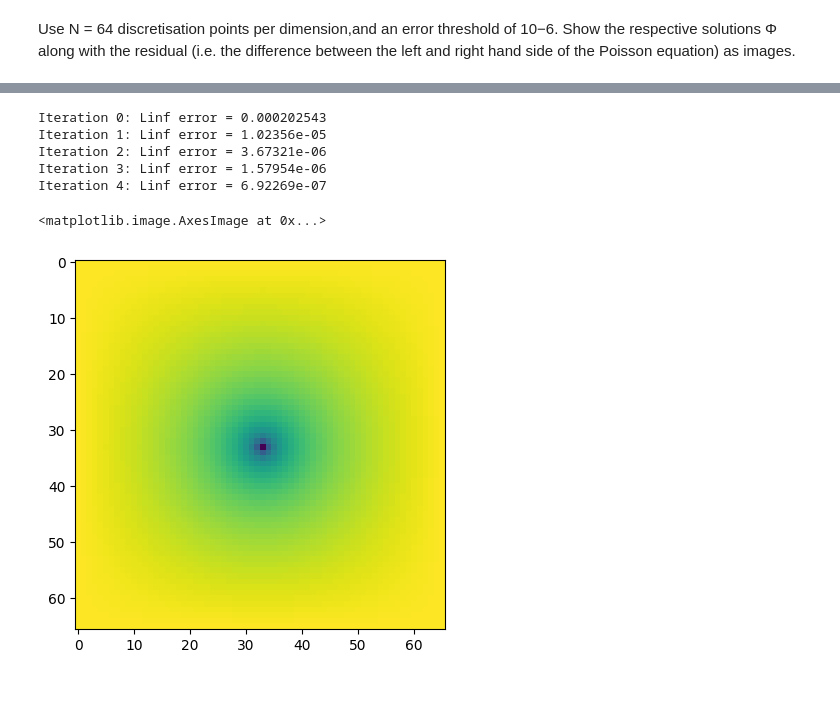
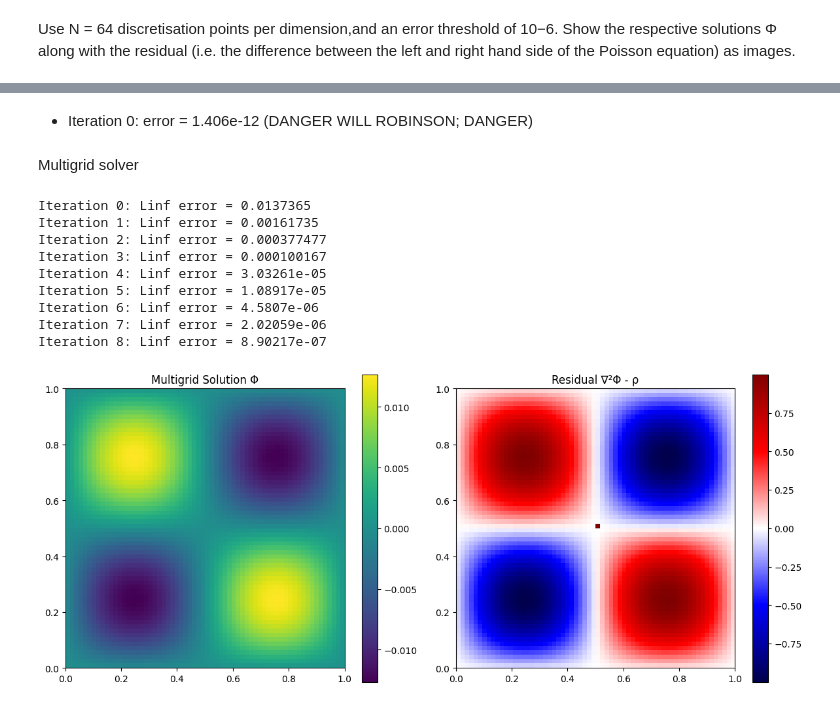
Before and after one commit to ShannonS00/Computational-Astrophysics, a Jupyter notebook: Worksheet_7/WS_7.ipynb, the cells around one changed output, grey strips where cells are left out. Saved outputs shown, nothing was run; the diff lists cells and outputs as text; code cells hidden in the pictures.

```diff
--- a/Worksheet_7/WS_7.ipynb
+++ b/Worksheet_7/WS_7.ipynb
@@ -327,11 +329,16 @@ def cg_2d_stencil(rho, h, tol=1e-8, max_iter=1000, verbose=False):
 
     return u[1:-1, 1:-1]  # strip ghost boundaries
 # %%
-# Example usage: single point source in the center
+
+# Create new source term and solve
 N = 64
 h = 1.0 / (N + 1)
-rho = np.zeros((N,N))
-rho[N//2,N//2] = 1.0
 
-phicg = cg_2d_stencil( rho, h, tol=1e-4, verbose=True)
+rho_sin = np.zeros((N, N))
+x = np.linspace(0, 1, N + 2)[1:-1]
+y = np.linspace(0, 1, N + 2)[1:-1]
+X, Y = np.meshgrid(x, y, indexing='ij')
+rho_sin = np.sin(2 * np.pi * X) * np.sin(2 * np.pi * Y)
+
+phicg = cg_2d_stencil( rho_sin, h, tol=1e-4, verbose=True)
 # %% [output]
@@ -362,3 +367,7 @@ plt.colorbar(im)
+# %% [markdown]
+- Iteration 0: error =  1.406e-12 (DANGER WILL ROBINSON; DANGER)
+# %% [markdown]
+ Multigrid solver
 # %%
 # Multigrid solver
 # define the Laplacian operator and the matrix-vector product
@@ -489,20 +498,44 @@ def solve_poisson_2d_multigrid(rho, h, tol=1e-6, nsmooth=4, maxit=20, verbose=Fa
 # %%
 # Example usage: single point source in the center
 N = 64
 h = 1.0 / (N + 1)
-rho = np.zeros((N,N))
-rho[N//2,N//2] = 1.0
 
-phimg = solve_poisson_2d_multigrid( rho, h, tol=1e-6, verbose=True)
+# Create new source term and solve again using both methods
+rho_sin = np.zeros((N, N))
+x = np.linspace(0, 1, N + 2)[1:-1]
+y = np.linspace(0, 1, N + 2)[1:-1]
+X, Y = np.meshgrid(x, y, indexing='ij')
+rho_sin = np.sin(2 * np.pi * X) * np.sin(2 * np.pi * Y)
 
-fig, ax = plt.subplots()
+phimg = solve_poisson_2d_multigrid(rho_sin, h, tol=1e-6, verbose=True)
 
-ax.imshow(phimg)
+
+# Compute Residuals
+residual = rho - laplacian_2d(phimg, h)[1:-1, 1:-1]
+
+
+# Plot results
+
+
+fig, axes = plt.subplots(1, 2, figsize=(12, 5))
+im0 = axes[0].imshow(phimg[1:-1, 1:-1], origin='lower', extent=[0,1,0,1], cmap='viridis')
+axes[0].set_title("Multigrid Solution Φ")
+fig.colorbar(im0, ax=axes[0])
+
+im1 = axes[1].imshow(residual, origin='lower', extent=[0,1,0,1], cmap='seismic')
+axes[1].set_title("Residual ∇²Φ - ρ")
+fig.colorbar(im1, ax=axes[1])
+
+plt.tight_layout()
+plt.show()
 # %% [output]
-Iteration 0: Linf error = 0.000202543
-Iteration 1: Linf error = 1.02356e-05
-Iteration 2: Linf error = 3.67321e-06
-Iteration 3: Linf error = 1.57954e-06
-Iteration 4: Linf error = 6.92269e-07
+Iteration 0: Linf error = 0.0137365
+Iteration 1: Linf error = 0.00161735
+Iteration 2: Linf error = 0.000377477
+Iteration 3: Linf error = 0.000100167
+Iteration 4: Linf error = 3.03261e-05
+Iteration 5: Linf error = 1.08917e-05
+Iteration 6: Linf error = 4.5807e-06
+Iteration 7: Linf error = 2.02059e-06
+Iteration 8: Linf error = 8.90217e-07
-<matplotlib.image.AxesImage at 0x...>
-[figure, old version]
+[figure, new version]
```
Also changed, not shown: parts of 11 cells of this notebook.
